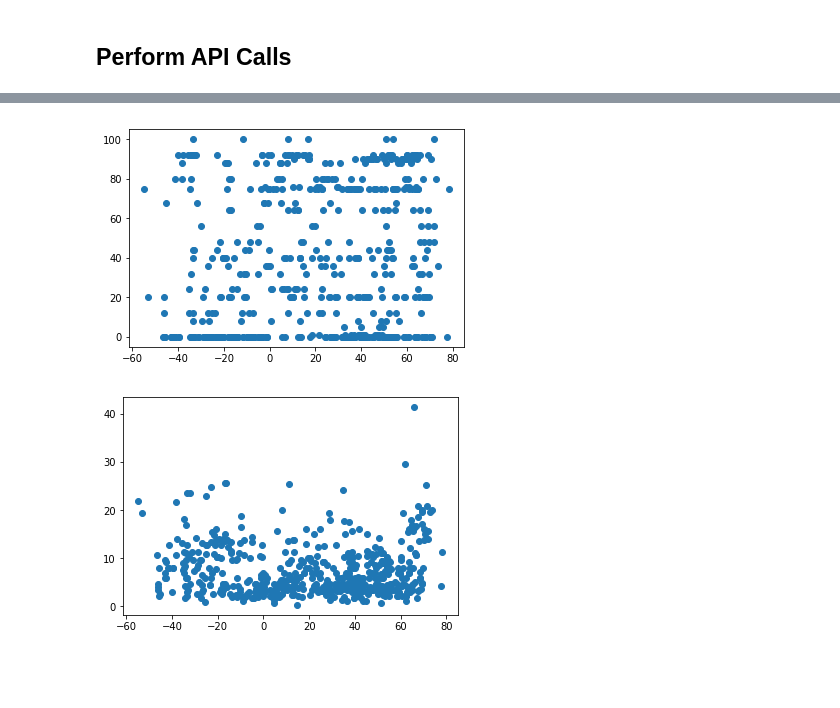
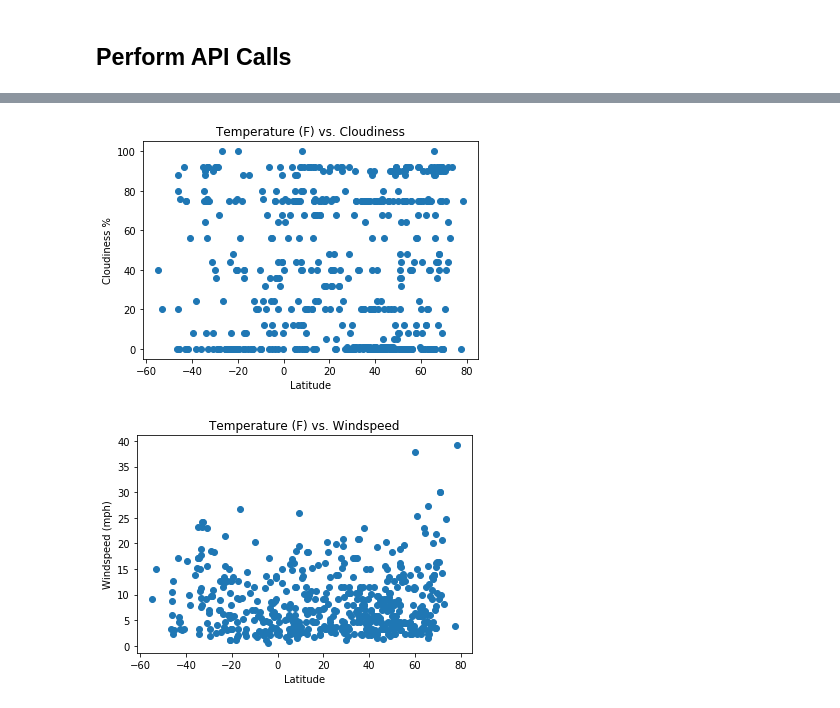
Before and after one commit to ralfsantacruz/OpenWeatherAPI, a Jupyter notebook: starter_code/WeatherPy.ipynb, the cells around one changed output, grey strips where cells are left out. Cells and saved outputs as stored; diff of their text form; code cells hidden in the pictures; blank space fills up the shorter version.

```diff
--- a/starter_code/WeatherPy.ipynb
+++ b/starter_code/WeatherPy.ipynb
@@ -138,10 +144,16 @@ plt.show()
 # %%
 plt.scatter(df['latitude'], df['cloudiness %'])
+plt.xlabel('Latitude')
+plt.ylabel('Cloudiness %')
+plt.title('Temperature (F) vs. Cloudiness')
 plt.show()
 # %% [output]
-[figure, old version]
+[figure, new version]
 # %%
 plt.scatter(df['latitude'], df['windspeed (mph)'])
+plt.xlabel('Latitude')
+plt.ylabel('Windspeed (mph)')
+plt.title('Temperature (F) vs. Windspeed')
 plt.show()
 # %% [output]
-[figure, old version]
+[figure, new version]
```
Also changed, not shown: parts of 6 cells of this notebook.
